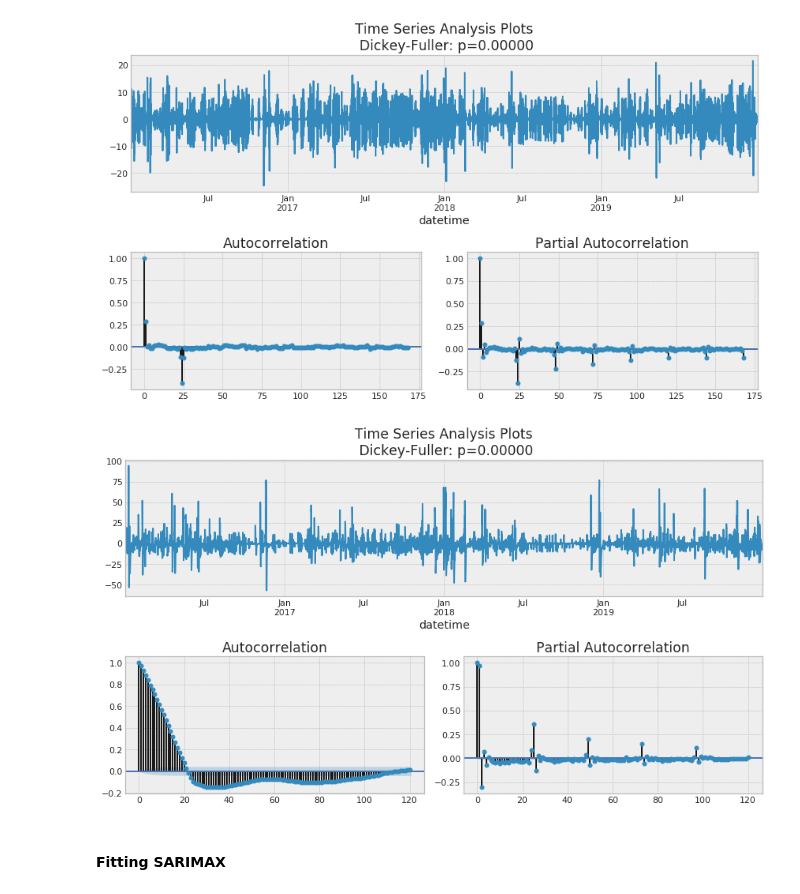
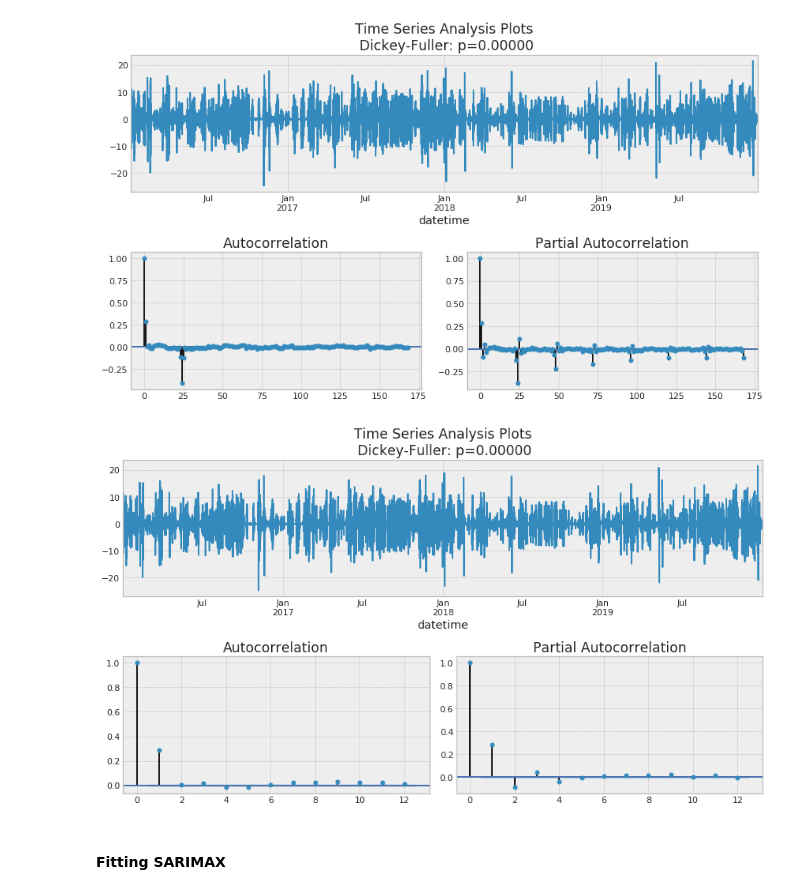
Before and after one commit to maxnolte/river_forecast, a Jupyter notebook: exploratory_analysis_hourly_data.ipynb, the cells around one changed output. Drawn from its saved outputs; the diff is of its cells as text; code cells hidden in the pictures.

```diff
--- a/exploratory_analysis_hourly_data.ipynb
+++ b/exploratory_analysis_hourly_data.ipynb
@@ -104,9 +104,9 @@ flow_diff_24 = (flow - flow.shift(24)).dropna()
 # %% [output]
 [figure]
 # %%
- tsplot(flow_diff_24, lags=24*5, figsize=(12, 7))
+ tsplot(flow_diff_1_24, lags=12, figsize=(12, 7))
 # %% [output]
-[figure, old version]
+[figure, new version]
 # %% [markdown]
 #### Fitting SARIMAX
 # %%
```
Also changed, not shown: parts of 27 cells of this notebook, 3 other files.
